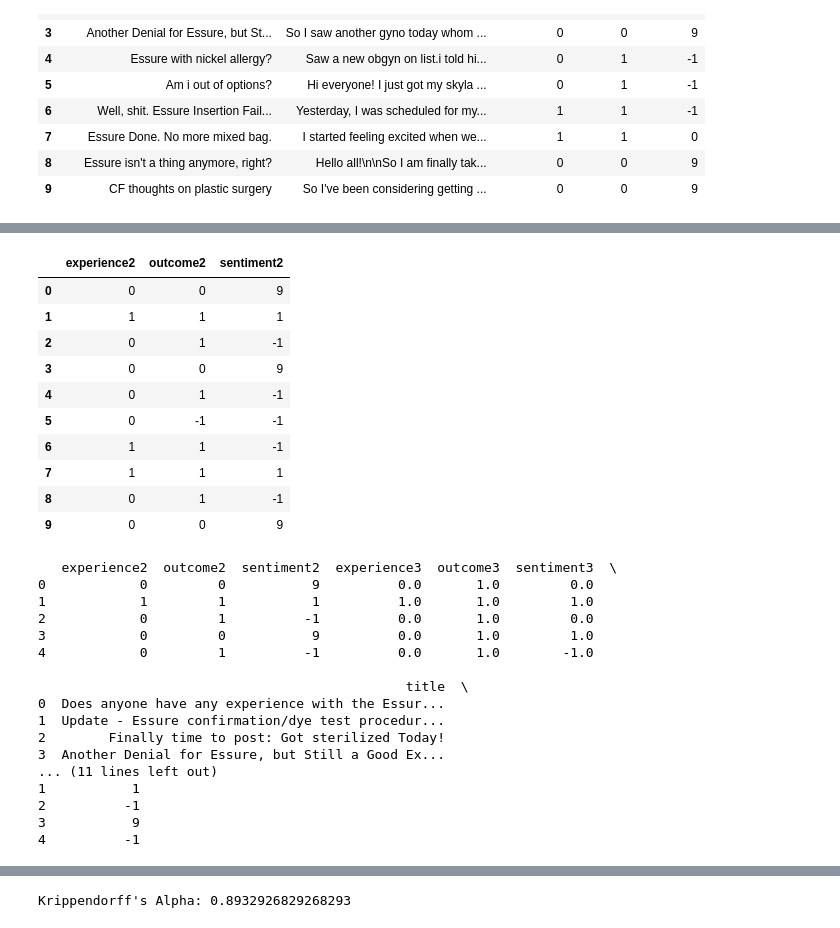
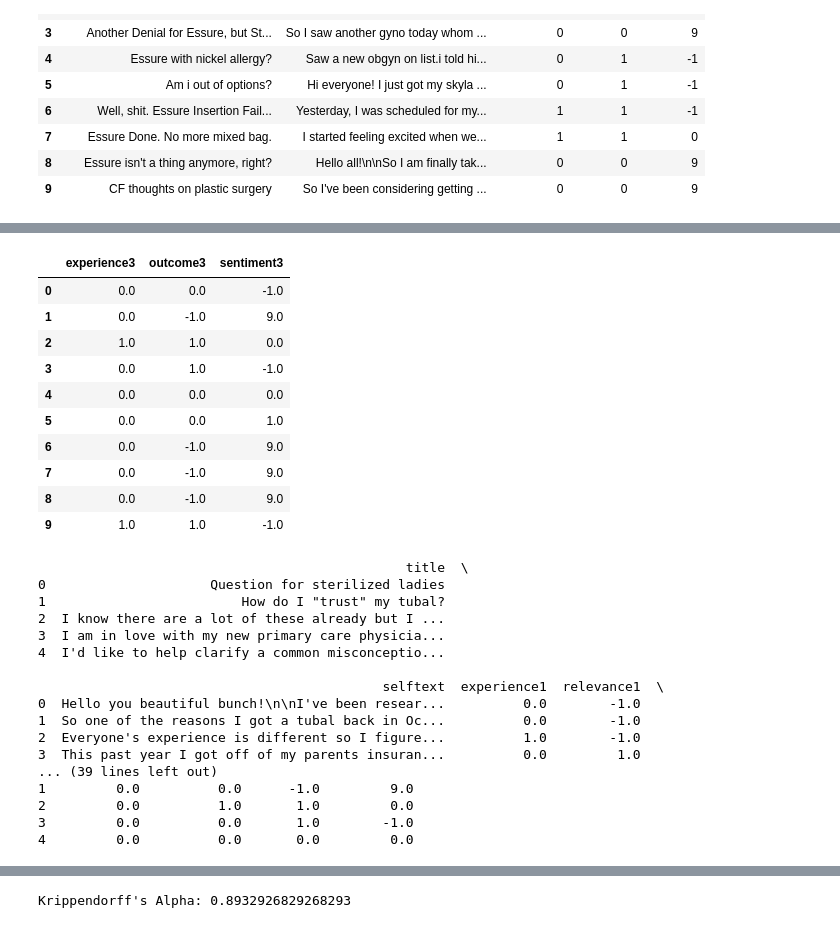
Before and after one commit to Aparnapalooza/Accelerator, a Jupyter notebook: code/label_comparison.ipynb, the cells around one changed output, grey strips where cells are left out. Drawn from its saved outputs; the diff is of its cells as text; code cells hidden in the pictures.

```diff
--- a/code/label_comparison.ipynb
+++ b/code/label_comparison.ipynb
@@ -16,3 +16,7 @@ label_files_2.head()
 | 2 | Finally time to post: Got sterili... | I didn't want to post this, until... | 0.0 | 1.0 | 0.0 | this person did not get the Essur... | childfree | ... |
 | 3 | Another Denial for Essure, but St... | So I saw another gyno today whom ... | 0.0 | 1.0 | 1.0 | Perhaps we should discuss sentime... | childfree | ... |
 | 4 | Essure with nickel allergy? | Saw a new obgyn on list.i told hi... | 0.0 | 1.0 | -1.0 | NaN | childfree | ... |
+# %%
+label_files_4 = pd.read_csv('/Users/arama1/Desktop/Accelerator/Data/Output/second_sub_subset_sample_AR.csv')
+label_files_5 = pd.read_csv('/Users/arama1/Desktop/Accelerator/Data/Output/second_sub_subset_sample_saw.csv')
+label_files_6 = pd.read_csv('/Users/arama1/Desktop/Accelerator/Data/Output/second_sub_subset_sample_jyedt.csv')
@@ -76,5 +97,5 @@ label_files_1.head(10)
 # %%
-label_files_1.rename(columns={'experience': 'experience2'}, inplace=True)
-label_files_1.rename(columns={'outcome': 'outcome2'}, inplace=True)
-label_files_1.rename(columns={'Sentiment': 'sentiment2'}, inplace=True)
+label_files_5.rename(columns={'experience': 'experience2'}, inplace=True)
+label_files_5.rename(columns={'relevance': 'relevance2'}, inplace=True)
+label_files_5.rename(columns={'sentiment': 'sentiment2'}, inplace=True)
 # %%
@@ -94,4 +115,4 @@ label_files_2.head(10)
 # %%
-label_files_2.rename(columns={'DirectUE': 'experience3'}, inplace=True)
-label_files_2.rename(columns={'OutcomeBasedE': 'outcome3'}, inplace=True)
-label_files_2.rename(columns={'Sentiment': 'sentiment3'}, inplace=True)
+label_files_6.rename(columns={'experience': 'experience3'}, inplace=True)
+label_files_6.rename(columns={'relevance': 'relevance3'}, inplace=True)
+label_files_6.rename(columns={'sentiment': 'sentiment3'}, inplace=True)
@@ -98,18 +133,18 @@ label_files_2.rename(columns={'Sentiment': 'sentiment3'}, inplace=True)
 # %%
 # Correctly select multiple columns using a list
-label_files_1 = label_files_1[['experience2', 'outcome2', 'sentiment2']]
-label_files_2 = label_files_2[['experience3', 'outcome3', 'sentiment3']]
+label_files_5 = label_files_5[['experience2', 'relevance2', 'sentiment2']]
+label_files_6 = label_files_6[['experience3', 'outcome3', 'sentiment3']]
 
-label_files_1.head(10)
+label_files_6.head(10)
 # %% [output]
-|  | experience2 | outcome2 | sentiment2 |
-| 0 | 0 | 0 | 9 |
-| 1 | 1 | 1 | 1 |
-| 2 | 0 | 1 | -1 |
-| 3 | 0 | 0 | 9 |
-| 4 | 0 | 1 | -1 |
-| 5 | 0 | -1 | -1 |
-| 6 | 1 | 1 | -1 |
-| 7 | 1 | 1 | 1 |
-| 8 | 0 | 1 | -1 |
-| 9 | 0 | 0 | 9 |
+|  | experience3 | outcome3 | sentiment3 |
+| 0 | 0.0 | 0.0 | -1.0 |
+| 1 | 0.0 | -1.0 | 9.0 |
+| 2 | 1.0 | 1.0 | 0.0 |
+| 3 | 0.0 | 1.0 | -1.0 |
+| 4 | 0.0 | 0.0 | 0.0 |
+| 5 | 0.0 | 0.0 | 1.0 |
+| 6 | 0.0 | -1.0 | 9.0 |
+| 7 | 0.0 | -1.0 | 9.0 |
+| 8 | 0.0 | -1.0 | 9.0 |
+| 9 | 1.0 | 1.0 | -1.0 |
@@ -118,25 +158,25 @@ label_files_1.head(10)
 
 # Assuming label_files_1 and label_files_2 are already defined
 # Merge the two DataFrames based on their row index
-label_files_combined = pd.concat([label_files_1, label_files_2, label_files_3], axis=1)
+label_files_combined = pd.concat([label_files_4, label_files_5, label_files_6], axis=1)
 
 # Verify the merged DataFrame
 print(label_files_combined.head())
 # %% [output]
-   experience2  outcome2  sentiment2  experience3  outcome3  sentiment3  \
-0            0         0           9          0.0       1.0         0.0
-1            1         1           1          1.0       1.0         1.0
-2            0         1          -1          0.0       1.0         0.0
-3            0         0           9          0.0       1.0         1.0
-4            0         1          -1          0.0       1.0        -1.0
+                                               title  \
+0                     Question for sterilized ladies
+1                         How do I "trust" my tubal?
+2  I know there are a lot of these already but I ...
+3  I am in love with my new primary care physicia...
+4  I'd like to help clarify a common misconceptio...
 
-                                               title  \
-0  Does anyone have any experience with the Essur...
-1  Update - Essure confirmation/dye test procedur...
-2        Finally time to post: Got sterilized Today!
-3  Another Denial for Essure, but Still a Good Ex...
-... (11 lines left out)
-1           1
-2          -1
-3           9
-4          -1
+                                            selftext  experience1  relevance1  \
+0  Hello you beautiful bunch!\n\nI've been resear...          0.0        -1.0
+1  So one of the reasons I got a tubal back in Oc...          0.0        -1.0
+2  Everyone's experience is different so I figure...          1.0        -1.0
+3  This past year I got off of my parents insuran...          0.0         1.0
+... (39 lines left out)
+1         0.0          0.0      -1.0         9.0
+2         0.0          1.0       1.0         0.0
+3         0.0          0.0       1.0        -1.0
+4         0.0          0.0       0.0         0.0
```
Also changed, not shown: parts of 17 cells of this notebook, 4 other files.
